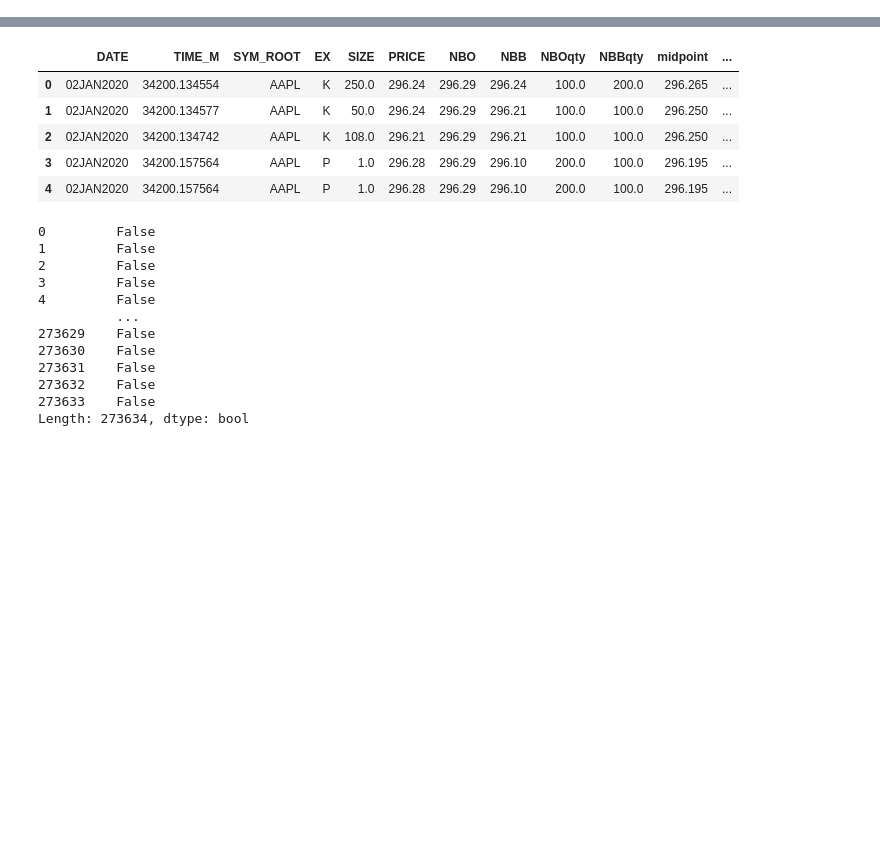
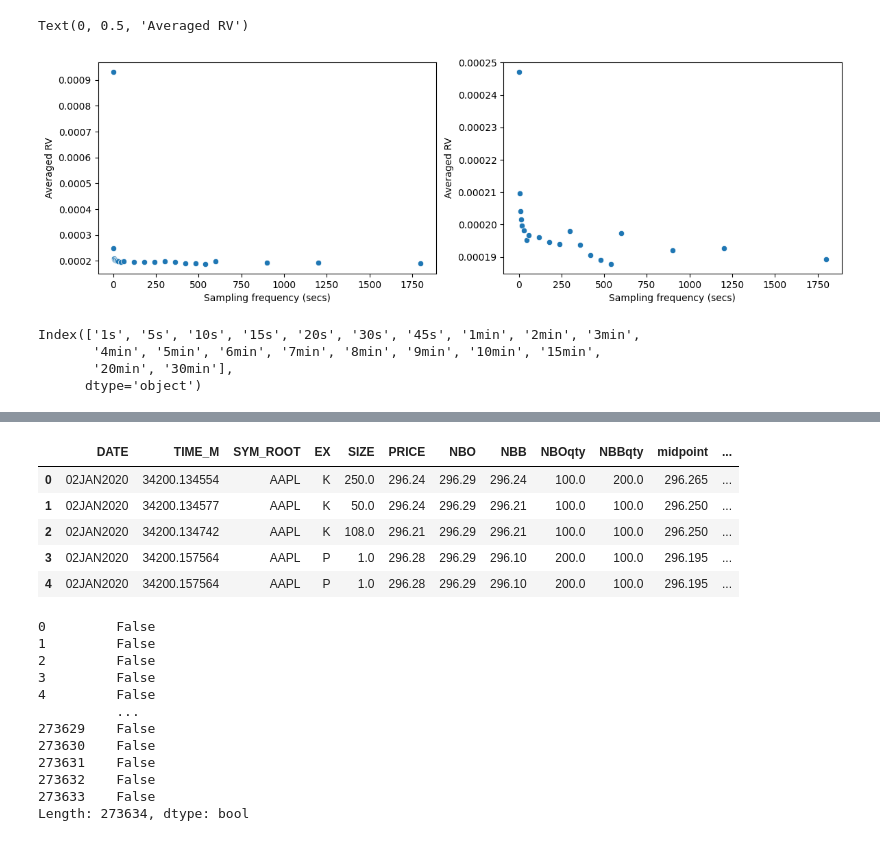
Before and after one commit to VijayaranganPR/Individual-Project, a Jupyter notebook: rough.ipynb, the cells around one changed output, grey strips where cells are left out. Cells and saved outputs as stored; diff of their text form; code cells hidden in the pictures; blank space fills up the shorter version.

```diff
--- a/rough.ipynb
+++ b/rough.ipynb
@@ -3,0 +20,31 @@ print('Test commit 2')
+# %%
+
+# =============================================================================
+# Volatility Signature Plot
+# =============================================================================
+RVdf = pd.read_csv('Datasets\AAPL_RV.csv')
+RVdf.set_index('Date',inplace=True)
+
+# Compute Average RVs across different days
+RVav = RVdf.mean()
+# Convert index to integers (sec)
+RVav.index
+time = [0] + [pd.Timedelta(x).total_seconds() for x in RVav.index[1:]]
+
+fig, axes = plt.subplots(nrows=1,ncols=2,figsize=(14,4))
+sns.scatterplot(x=time,y=RVav,ax=axes[0])
+axes[0].set_xlabel('Sampling frequency (secs)')
+axes[0].set_ylabel('Averaged RV')
+sns.scatterplot(x=time[1:],y=RVav[1:],ax=axes[1])
+axes[1].set_xlabel('Sampling frequency (secs)')
+axes[1].set_ylabel('Averaged RV')
+# %% [output]
+Text(0, 0.5, 'Averaged RV')
+[figure, added]
+# %%
+RVav.index[1:]
+# %% [output]
+Index(['1s', '5s', '10s', '15s', '20s', '30s', '45s', '1min', '2min', '3min',
+       '4min', '5min', '6min', '7min', '8min', '9min', '10min', '15min',
+       '20min', '30min'],
+      dtype='object')
```
Also changed, not shown: parts of 3 cells of this notebook, 2 other files.
